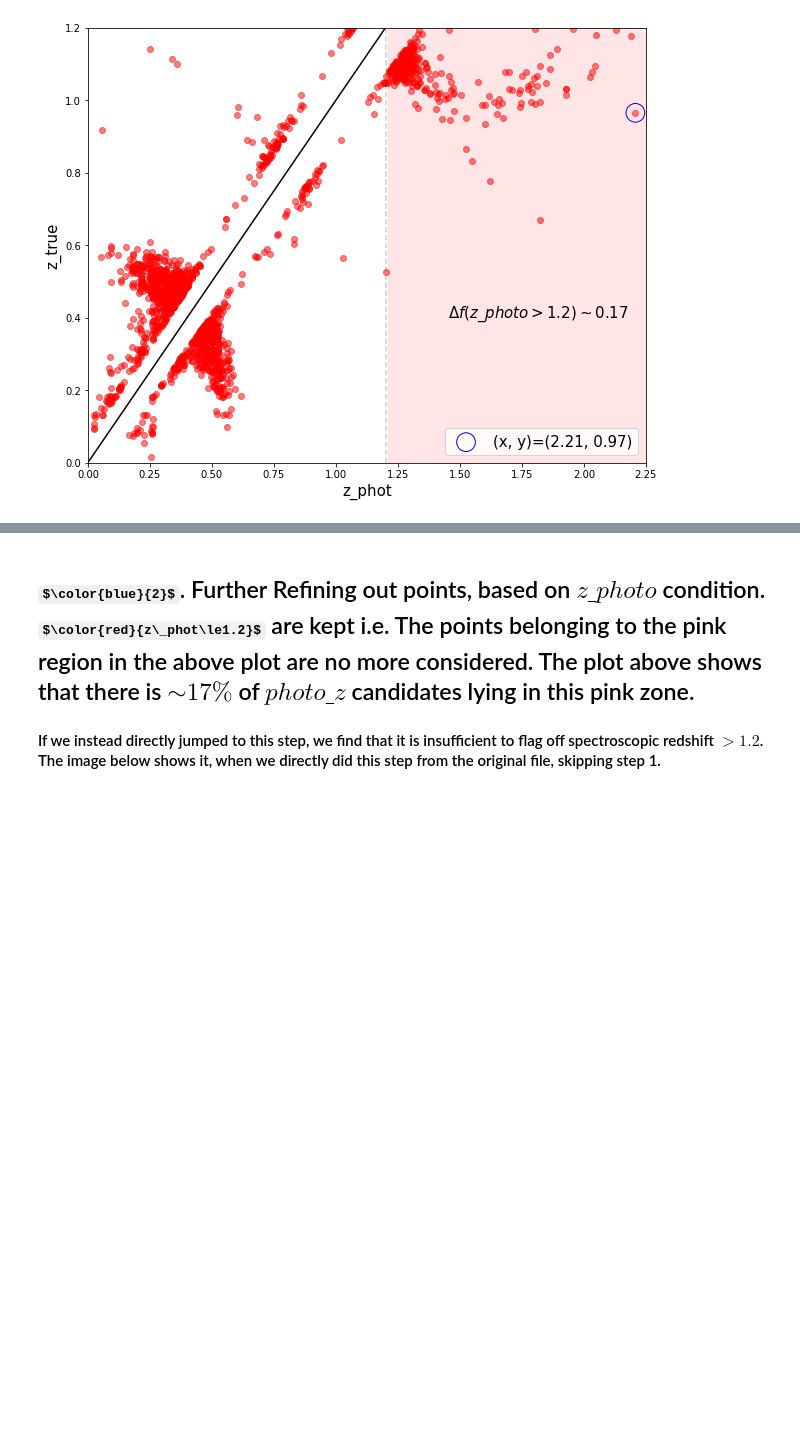
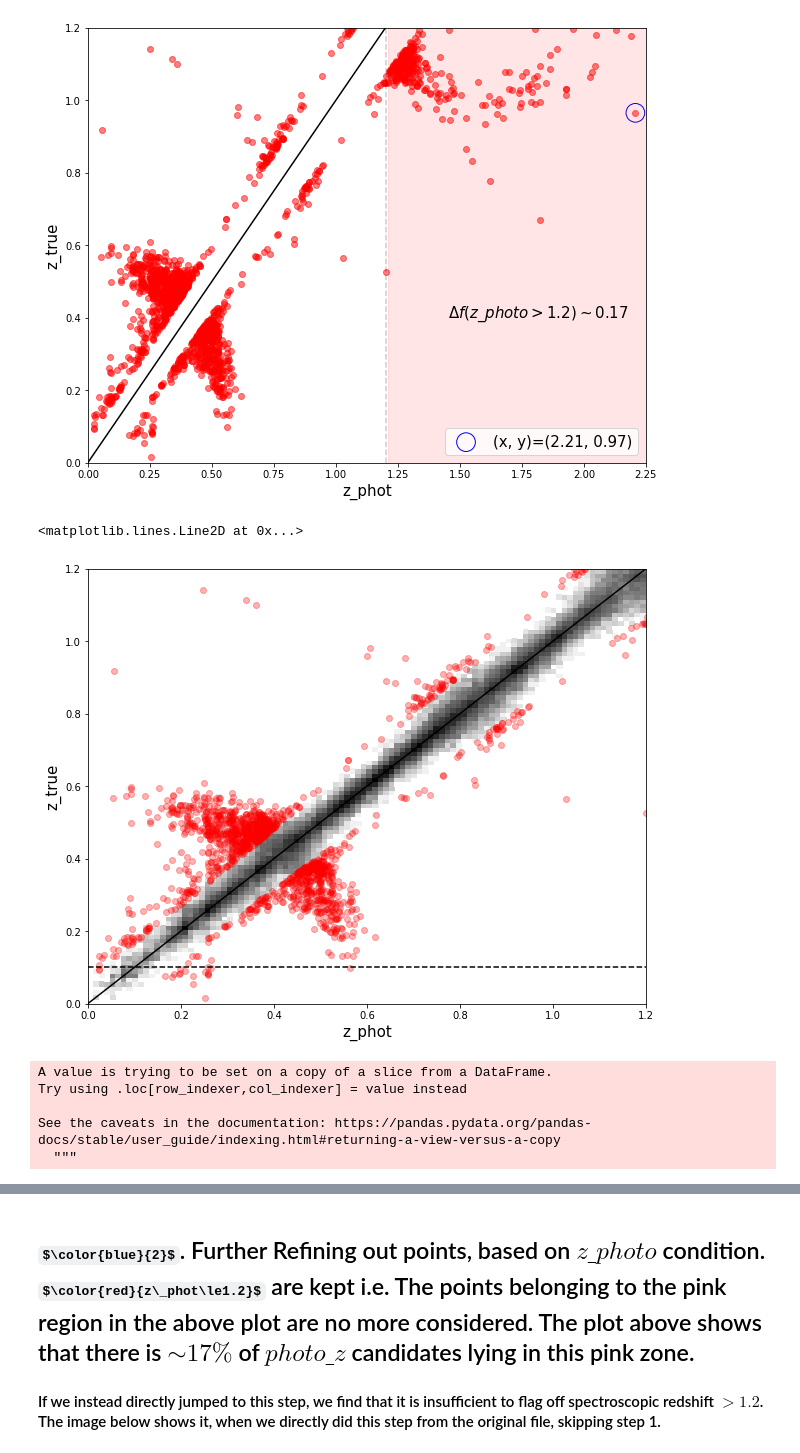
Before and after one commit to am610/Fisher-Matrix, a Jupyter notebook: github/tzpz_plotting/tzpz_QUALITY_CUT.ipynb, the cells around one changed output, grey strips where cells are left out. Saved outputs shown, nothing was run; the diff lists cells and outputs as text; code cells hidden in the pictures; some formulas as TeX source; blank space fills up the shorter version.

```diff
--- a/github/tzpz_plotting/tzpz_QUALITY_CUT.ipynb
+++ b/github/tzpz_plotting/tzpz_QUALITY_CUT.ipynb
@@ -220,3 +220,20 @@ plt.text(1.45,0.4,r'$\Delta f(z\_photo>1.2)\sim%.2f$'%(fr),fontsize=15)
 # %% [output]
 Text(1.45, 0.4, '$\\Delta f(z\\_photo>1.2)\\sim0.17$')
 [figure]
+# %%
+gey = np.array(grey)
+gey[: , 1]
+tx = np.where( gey[: , 1] > 0.0 )[0]
+plt.rcParams['figure.figsize'] = [10,8]
+
+plt.hist2d( gey[:, 1][tx], gey[:, 0][tx], bins=100, range=[[0.0,1.2],[0.0,1.2]], norm=LogNorm(clip=True), \
+            cmin=1, cmap='Greys');
+plt.xlabel('z_phot',fontsize=15);plt.ylabel('z_true',fontsize=15)
+plt.plot(red.z_phot,red.z_true,'o',alpha=0.3,c='r')
+plt.plot([0.0,1.2],[0.0,1.2],color='black')
+#plt.xlim(0.,1.25)
+#plt.ylim(0.0,1.25)
+plt.axhline(0.1,linestyle='--',color='black')
+# %% [output]
+<matplotlib.lines.Line2D at 0x...>
+[figure, added]
@@ -222,0 +268,30 @@ Text(1.45, 0.4, '$\\Delta f(z\\_photo>1.2)\\sim0.17$')
+# %%
+bins = np.linspace(0,1.2,13)
+label = np.linspace(0.05,1.15,12)
+tzpz_out_COR = red
+tzpz_out_COR = tzpz_out_COR[['z_phot','z_true','COR_val']]
+tzpz_out_COR['bin_z'] = pd.cut(tzpz_out_COR.z_true, bins=bins)#, labels=label)
+
+N = pd.DataFrame(tzpz_out_COR.groupby(pd.cut(tzpz_out_COR.z_true, bins=bins,labels=label)).count()).z_true
+N = pd.DataFrame(np.array(N))
+N.columns = ['N']
+N.reset_index(drop=True, inplace=True)
+tzpz_out_COR = tzpz_out_COR.drop(['COR_val'],axis=1)
+
+tzpz_outt = tzpz_out_COR.groupby(pd.cut(tzpz_out_COR.z_true, bins=bins,labels=label)).mean()
+tzpz_outt.columns = ['z_true_mean','z_phot_mean']
+tzpz_outt.reset_index(drop=True, inplace=True)
+tzpz_outt =  pd.concat([tzpz_outt,N],axis=1,ignore_index=True)
+tzpz_outt =  pd.concat([tzpz_outt,pd.DataFrame(label)],axis=1,ignore_index=True)
+tzpz_outt.columns = ['z_true_mean','z_phot_mean','N','Bin']
+tzpz_outt = tzpz_outt[['Bin','N','z_true_mean','z_phot_mean']]
+tzpz_outt = tzpz_outt.iloc[0:12 , :]
+#tzpz_outt = tzpz_outt.sort_values('z_true_mean')
+tzpz_outt['f_out'] = tzpz_outt.N/(tzpz_main.N)
+#tzpz_outt
+# %% [output]
+A value is trying to be set on a copy of a slice from a DataFrame.
+Try using .loc[row_indexer,col_indexer] = value instead
+
+See the caveats in the documentation: https://pandas.pydata.org/pandas-docs/stable/user_guide/indexing.html#returning-a-view-versus-a-copy
+  """
```
Also changed, not shown: parts of 4 cells of this notebook.
